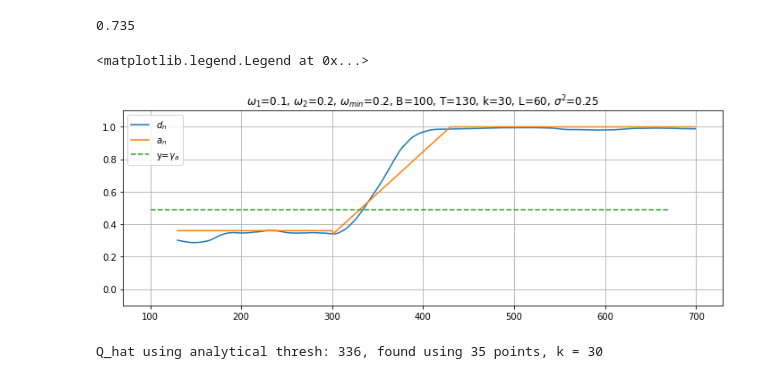
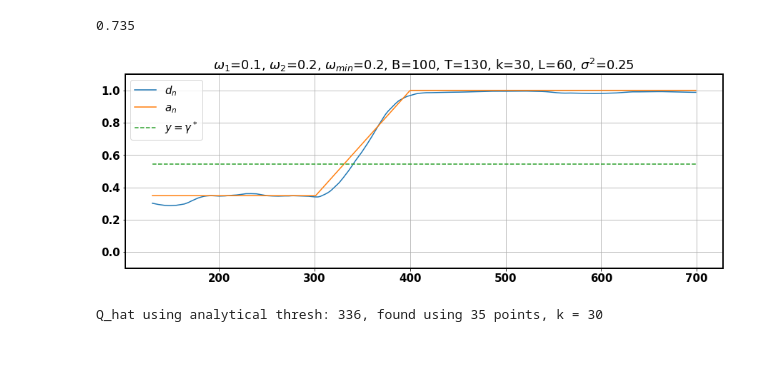
Before and after one commit to Loulaan/researchWork, a Jupyter notebook: System/images.ipynb, the cells around one changed output. Saved outputs shown, nothing was run; the diff lists cells and outputs as text; code cells hidden in the pictures; blank space fills up the shorter version.

```diff
--- a/System/images.ipynb
+++ b/System/images.ipynb
@@ -917,6 +1033,8 @@ w_min = 1/5  # Минимальная разница в частотах для
 k = 30  # Кол-во точек, за которые нужно обнаружить разладку
 w2 = 1/5
 T = 70
+iter_num = 200
+noise_sd = 0.5
 # %%
 def modelling_series(t):
     if t is None:
@@ -1323,18 +1427,30 @@ Q_hat_correct = find_Q_hat(row, g_analytical.thresh)
+# %%
+row = modelled_rows[0]
+initial_value = np.quantile(row[:Q-T], 0.75)
+g_analytical = ThreshAnalytical(w1, w_min, L, T_, k, initial_value)
+Q_hat_correct = find_Q_hat(row, g_analytical.thresh)
+approx_correct = [initial_value for i in range(Q-T)]
+approx_correct = [*approx_correct, *g_analytical.transition_interval.tolist()]
+approx_correct = [*approx_correct, *[g_analytical.value_after_heterogeneity for i in range(len(row) - len(approx_correct))]]
 # %%
+from matplotlib import rc, rcParams
+rc('font', weight='bold', size=15)
+rc('axes', linewidth=2)
+
 X = np.arange(T, len(row)+T)
-plt.figure(figsize=(12, 4))
+plt.figure(figsize=(15, 5))
 plt.plot(X, row, label=r'$d_n$')
 plt.plot(X, approx_correct, label=r'$a_n$')
-plt.plot(np.arange(B, len(row)+B), [g_analytical.thresh]*len(row), '--', label=r'y=$\gamma_a$')
+plt.plot(np.arange(T, len(row)+T), [g_analytical.thresh]*len(row), '--', label=r'$y=\gamma^*$')
 # plt.plot(Q_hat_correct, row[Q_hat_correct], marker='o')
 plt.title(fr"$\omega_1$={w1}, $\omega_2$={w2}, {w_min_str}={round(w_min, 4)}, B={B}, T={T}, k={k}, L={L}, $\sigma^2$={noise_sd**2}")
 plt.ylim((-0.1, 1.1))
 plt.grid()
 plt.legend()
+plt.savefig("../presentation/imgs/system_estimation_one_iter_t=130.png")
 # system_estimation_one_iter_t=130
 # %% [output]
-<matplotlib.legend.Legend at 0x...>
-[figure, old version]
+[figure, new version]
 # %%
 print(f"Q_hat using analytical thresh: {Q_hat_correct+T}, found using {Q_hat_correct+T-Q} points, k = {k}")
 # %% [output]
```
Also changed, not shown: parts of 22 cells of this notebook, 4 other files.
